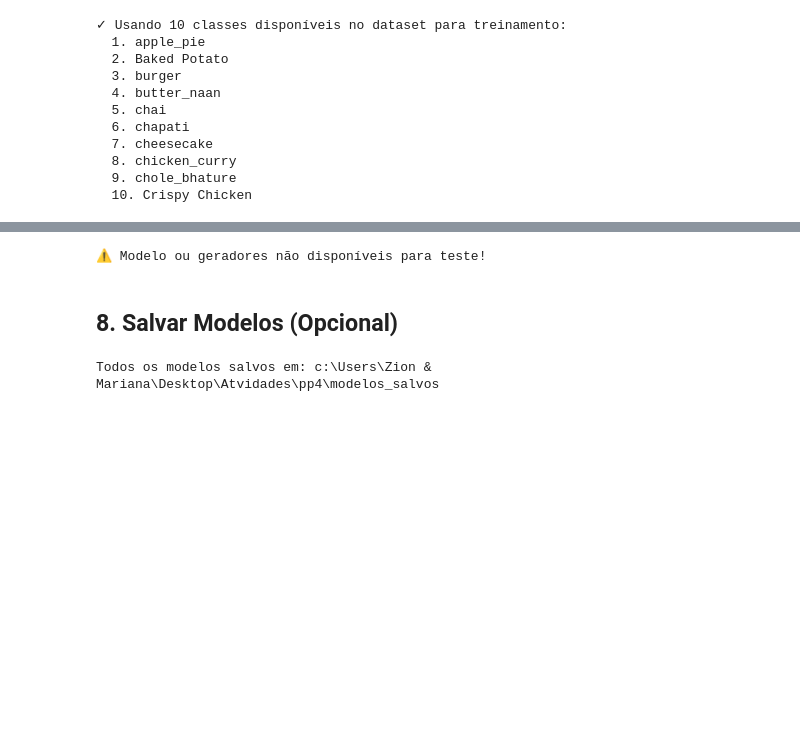
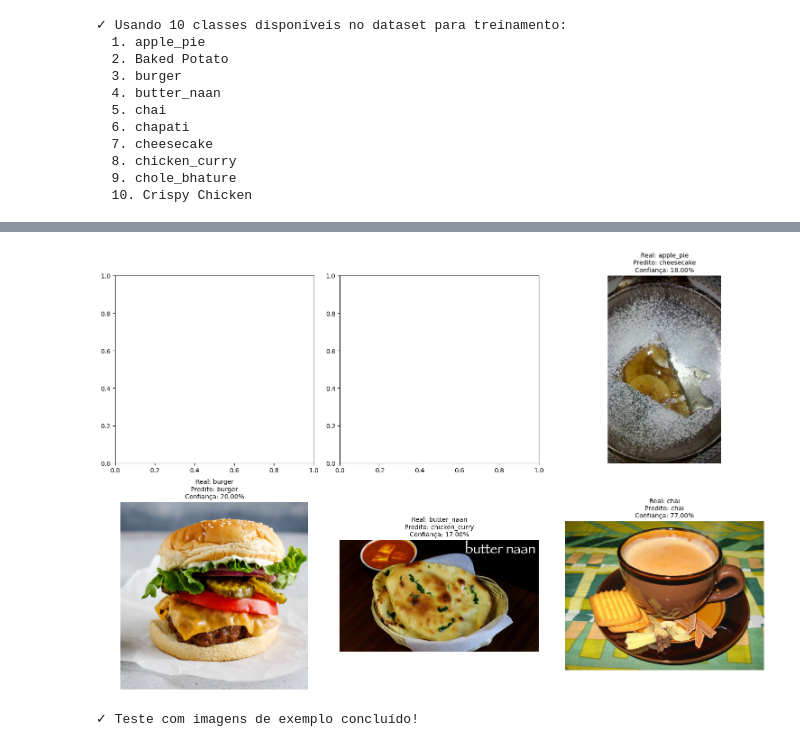
Before and after one commit to luanyrose/pp4, a Jupyter notebook: experimentos_local.ipynb, the cells around one changed output, grey strips where cells are left out. Cells and saved outputs as stored; diff of their text form; code cells hidden in the pictures; blank space fills up the shorter version.

```diff
--- a/experimentos_local.ipynb
+++ b/experimentos_local.ipynb
@@ -700,66 +675,61 @@ if 'history_simple' in locals() and 'history_transfer' in locals():
 # %%
 # Função para fazer predições em imagens
-def predict_image(model, img_path, class_names, img_size=224):
+def predict_image(model, scaler, label_encoder, img_path, class_names, feature_extractor=extract_features_simple):
     """
     Faz predição em uma única imagem
     """
-    img = Image.open(img_path)
-    img = img.resize((img_size, img_size))
-    img_array = np.array(img) / 255.0
-    img_array = np.expand_dims(img_array, axis=0)
+    # Extrair características
+    features = feature_extractor(img_path, img_size=64)
+    if features is None:
+        return None, None, 0.0, None
 
-    predictions = model.predict(img_array, verbose=0)
-    predicted_class_idx = np.argmax(predictions[0])
-    confidence = predictions[0][predicted_class_idx]
+    # Normalizar
+    features_scaled = scaler.transform([features])
 
-    return img, class_names[predicted_class_idx], confidence, predictions[0]
+    # Predizer
+    prediction = model.predict(features_scaled)[0]
+    predicted_class_idx = prediction
+    predicted_class = label_encoder.inverse_transform([predicted_class_idx])[0]
+
+    # Probabilidades (se disponível)
+    if hasattr(model, 'predict_proba'):
+        probabilities = model.predict_proba(features_scaled)[0]
+        confidence = probabilities[predicted_class_idx]
+    else:
+        confidence = 1.0  # SVM com decision_function pode não ter probabilidades
+
+    return predicted_class, confidence, probabilities if hasattr(model, 'predict_proba') else None
 
 # Testar com algumas imagens do conjunto de validação
-if 'transfer_model' in locals() and 'val_gen' in locals() and IMAGES_DIR.exists():
-    # Pegar algumas imagens aleatórias
+if 'svm_model' in locals() and svm_model is not None and IMAGES_DIR.exists():
+    # Pegar algumas imagens aleatórias de cada classe
     fig, axes = plt.subplots(2, 3, figsize=(15, 10))
     axes = axes.ravel()
-
-    class_names = list(val_gen.class_indices.keys())
 
     # Pegar uma imagem de cada classe disponível
     for idx, class_name in enumerate(class_names[:6]):
         class_dir = IMAGES_DIR / class_name
         if class_dir.exists():
             images = list(class_dir.glob("*.jpg"))
             if images:
                 img_path = images[0]
-                img, pred_class, confidence, all_preds = predict_image(
-                    transfer_model, img_path, class_names, IMG_SIZE
+                img = Image.open(img_path)
+
+                # Predizer usando Random Forest (melhor para visualização)
+                pred_class, confidence, probs = predict_image(
+                    rf_model, scaler, label_encoder, str(img_path), class_names
                 )
 
                 axes[idx].imshow(img)
-                axes[idx].set_title(f"Real: {class_name}\nPredito: {pred_class}\nConfiança: {confidence:.2%}")
+                title = f"Real: {class_name}\nPredito: {pred_class}\nConfiança: {confidence:.2%}"
+                axes[idx].set_title(title, fontsize=10)
                 axes[idx].axis('off')
 
     plt.tight_layout()
     plt.show()
+    print("\n✓ Teste com imagens de exemplo concluído!")
 else:
-    print("⚠️ Modelo ou geradores não disponíveis para teste!")
+    print("⚠️ Modelos não disponíveis para teste!")
 # %% [output]
+[figure, added]
-⚠️ Modelo ou geradores não disponíveis para teste!
+✓ Teste com imagens de exemplo concluído!
-# %% [markdown]
-## 8. Salvar Modelos (Opcional)
-# %%
-# Salvar modelos treinados
-MODELS_DIR = BASE_DIR / "modelos_salvos"
-MODELS_DIR.mkdir(exist_ok=True)
-
-if 'simple_model' in locals():
-    simple_model_path = MODELS_DIR / "cnn_simples_food101.h5"
-    simple_model.save(simple_model_path)
-    print(f"✅ Modelo CNN simples salvo em: {simple_model_path}")
-
-if 'transfer_model' in locals():
-    transfer_model_path = MODELS_DIR / "transfer_learning_food101.h5"
-    transfer_model.save(transfer_model_path)
-    print(f"✅ Modelo Transfer Learning salvo em: {transfer_model_path}")
-
-print(f"\nTodos os modelos salvos em: {MODELS_DIR}")
-# %% [output]
-Todos os modelos salvos em: c:\Users\Zion & Mariana\Desktop\Atvidades\pp4\modelos_salvos
```
Also changed, not shown: parts of 28 cells of this notebook, 6 other files.
